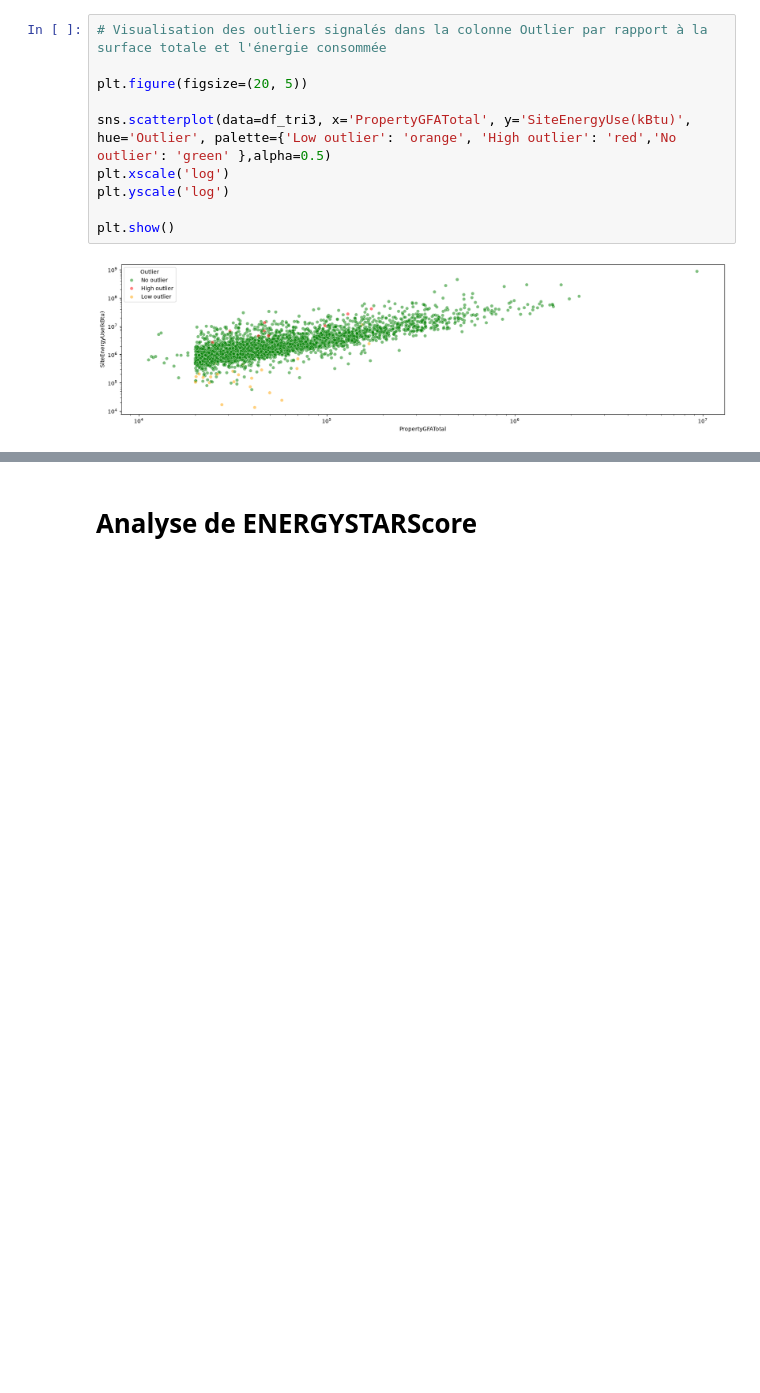
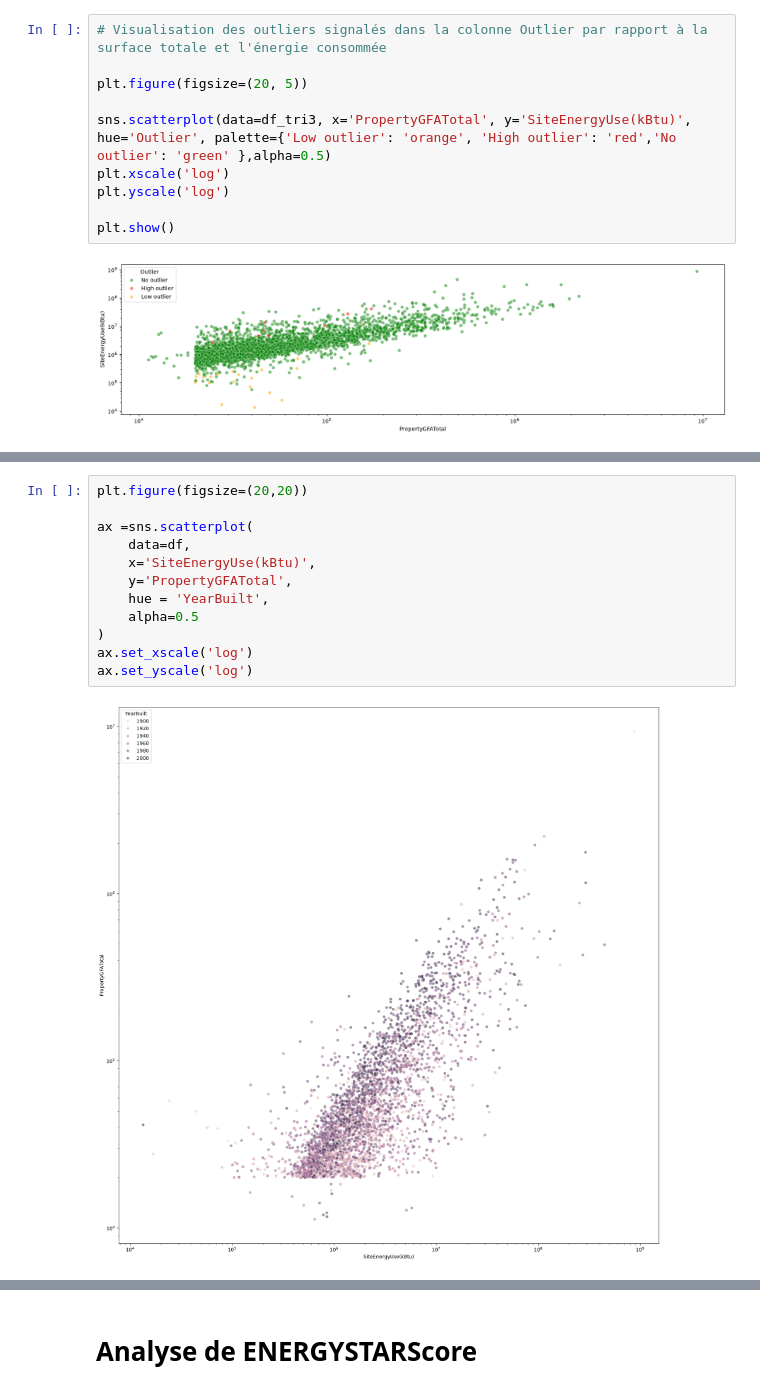
Before and after one commit to Leozmee/Seattle-Electricity-Prediction, a Jupyter notebook: analyse_exploratoire.ipynb, the cells around one changed output, grey strips where cells are left out. Cells and saved outputs as stored; diff of their text form; blank space fills up the shorter version.

```diff
--- a/analyse_exploratoire.ipynb
+++ b/analyse_exploratoire.ipynb
@@ -229,0 +351,14 @@ plt.show()
+# %%
+plt.figure(figsize=(20,20))
+
+ax =sns.scatterplot(
+    data=df,
+    x='SiteEnergyUse(kBtu)',
+    y='PropertyGFATotal',
+    hue = 'YearBuilt',
+    alpha=0.5
+)
+ax.set_xscale('log')
+ax.set_yscale('log')
+# %% [output]
+[figure, added]
```
Also changed, not shown: parts of 13 cells of this notebook.
